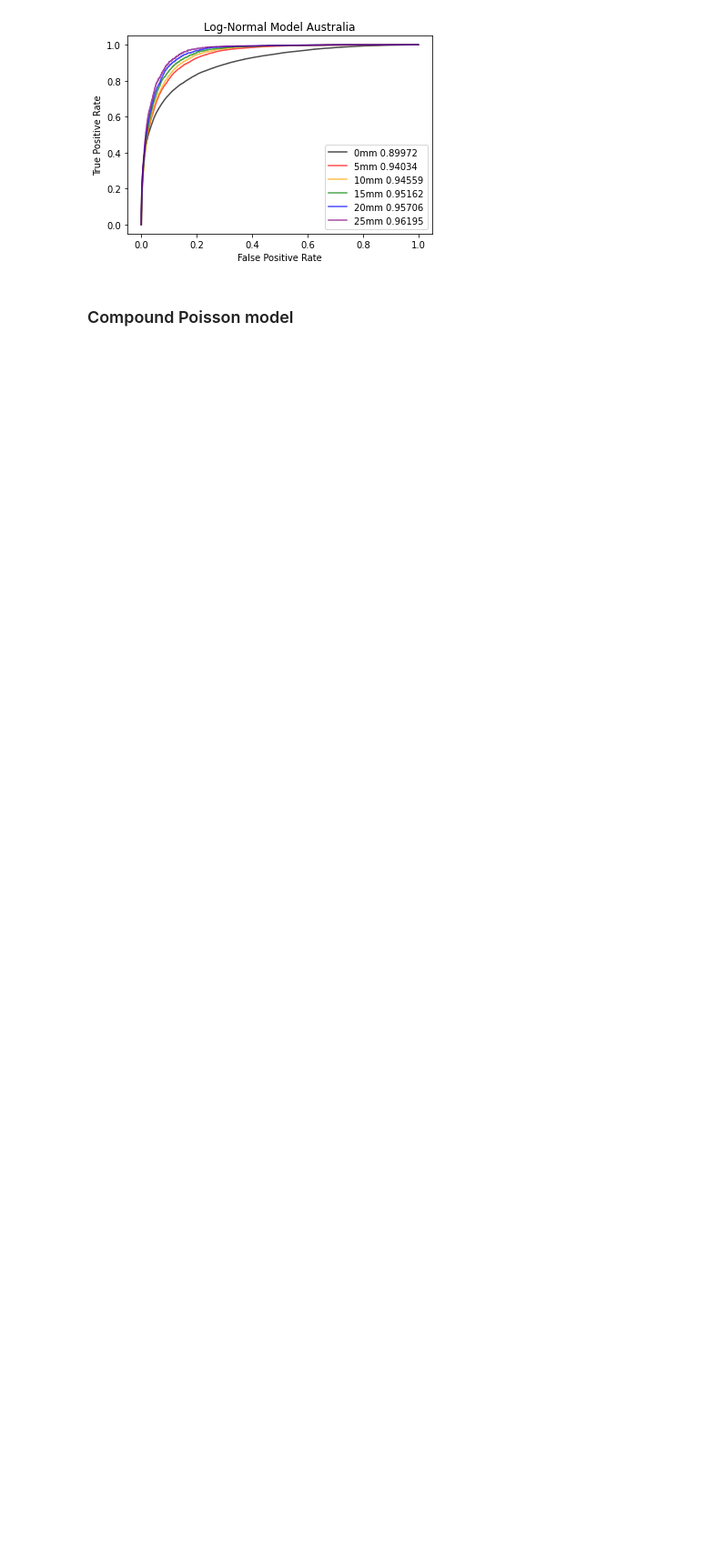
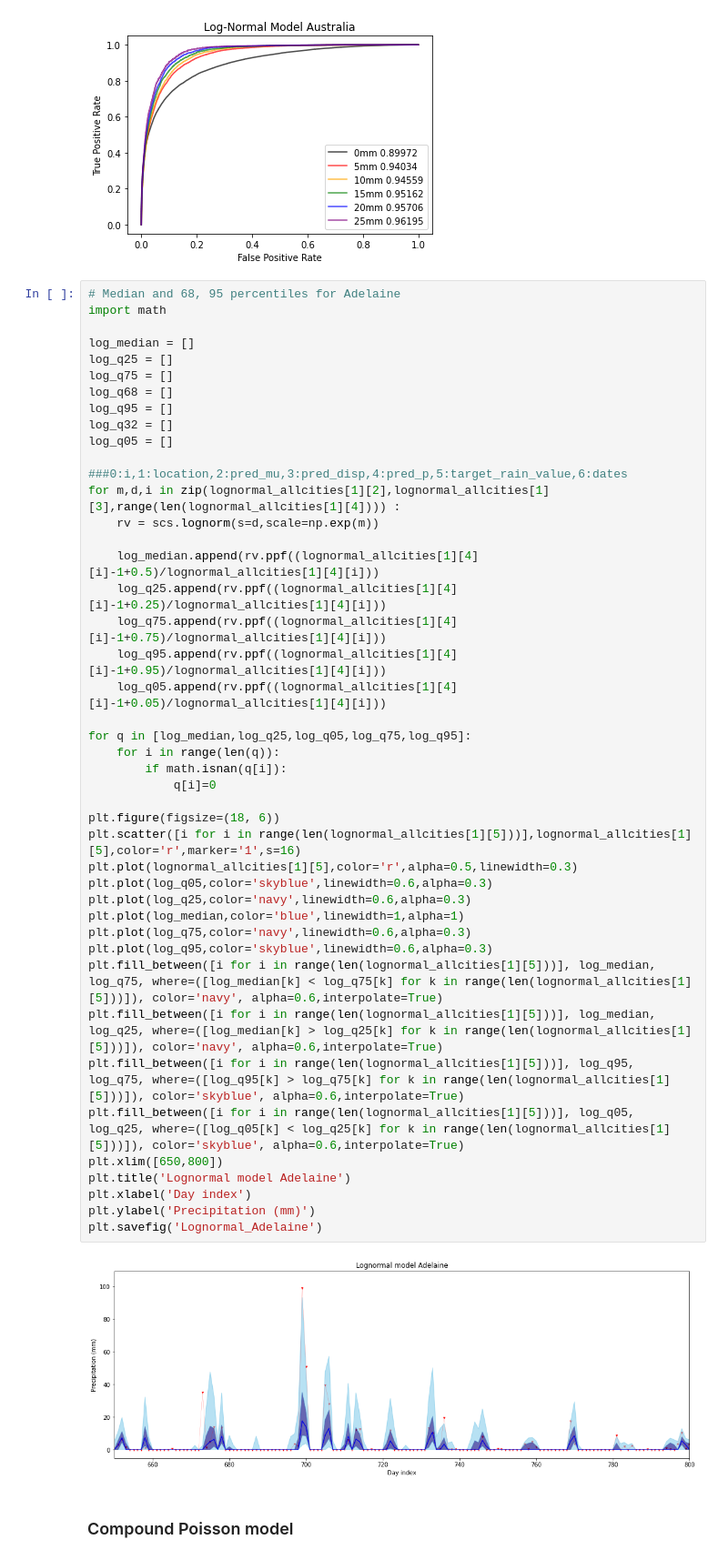
Before and after one commit to Rilwan-Adewoyin/NeuralGLM, a Jupyter notebook: Notebooks/AUST_marginals.ipynb, the cells around one changed output. Shown at 91% size. Drawn from its saved outputs; the diff is of its cells as text; blank space fills up the shorter version.

```diff
--- a/Notebooks/AUST_marginals.ipynb
+++ b/Notebooks/AUST_marginals.ipynb
@@ -400,6 +451,52 @@ plt.title('Log-Normal Model Australia')
 plt.savefig('ROC Log-Normal model')
 # %% [output]
 [figure]
+# %%
+# Median and 68, 95 percentiles for Adelaine
+import math
+
+log_median = []
+log_q25 = []
+log_q75 = []
+log_q68 = []
+log_q95 = []
+log_q32 = []
+log_q05 = []
+
+###0:i,1:location,2:pred_mu,3:pred_disp,4:pred_p,5:target_rain_value,6:dates
+for m,d,i in zip(lognormal_allcities[1][2],lognormal_allcities[1][3],range(len(lognormal_allcities[1][4]))) :
+    rv = scs.lognorm(s=d,scale=np.exp(m))
+
+    log_median.append(rv.ppf((lognormal_allcities[1][4][i]-1+0.5)/lognormal_allcities[1][4][i]))
+    log_q25.append(rv.ppf((lognormal_allcities[1][4][i]-1+0.25)/lognormal_allcities[1][4][i]))
+    log_q75.append(rv.ppf((lognormal_allcities[1][4][i]-1+0.75)/lognormal_allcities[1][4][i]))
+    log_q95.append(rv.ppf((lognormal_allcities[1][4][i]-1+0.95)/lognormal_allcities[1][4][i]))
+    log_q05.append(rv.ppf((lognormal_allcities[1][4][i]-1+0.05)/lognormal_allcities[1][4][i]))
+
+for q in [log_median,log_q25,log_q05,log_q75,log_q95]:
+    for i in range(len(q)):
+        if math.isnan(q[i]):
+            q[i]=0
+
+plt.figure(figsize=(18, 6))
+plt.scatter([i for i in range(len(lognormal_allcities[1][5]))],lognormal_allcities[1][5],color='r',marker='1',s=16)
+plt.plot(lognormal_allcities[1][5],color='r',alpha=0.5,linewidth=0.3)
+plt.plot(log_q05,color='skyblue',linewidth=0.6,alpha=0.3)
+plt.plot(log_q25,color='navy',linewidth=0.6,alpha=0.3)
+plt.plot(log_median,color='blue',linewidth=1,alpha=1)
+plt.plot(log_q75,color='navy',linewidth=0.6,alpha=0.3)
+plt.plot(log_q95,color='skyblue',linewidth=0.6,alpha=0.3)
+plt.fill_between([i for i in range(len(lognormal_allcities[1][5]))], log_median, log_q75, where=([log_median[k] < log_q75[k] for k in range(len(lognormal_allcities[1][5]))]), color='navy', alpha=0.6,interpolate=True)
+plt.fill_between([i for i in range(len(lognormal_allcities[1][5]))], log_median, log_q25, where=([log_median[k] > log_q25[k] for k in range(len(lognormal_allcities[1][5]))]), color='navy', alpha=0.6,interpolate=True)
+plt.fill_between([i for i in range(len(lognormal_allcities[1][5]))], log_q95, log_q75, where=([log_q95[k] > log_q75[k] for k in range(len(lognormal_allcities[1][5]))]), color='skyblue', alpha=0.6,interpolate=True)
+plt.fill_between([i for i in range(len(lognormal_allcities[1][5]))], log_q05, log_q25, where=([log_q05[k] < log_q25[k] for k in range(len(lognormal_allcities[1][5]))]), color='skyblue', alpha=0.6,interpolate=True)
+plt.xlim([650,800])
+plt.title('Lognormal model Adelaine')
+plt.xlabel('Day index')
+plt.ylabel('Precipitation (mm)')
+plt.savefig('Lognormal_Adelaine')
+# %% [output]
+[figure, added]
 # %% [markdown]
 ### Compound Poisson model
 # %%
```
Also changed, not shown: parts of 5 cells of this notebook.
